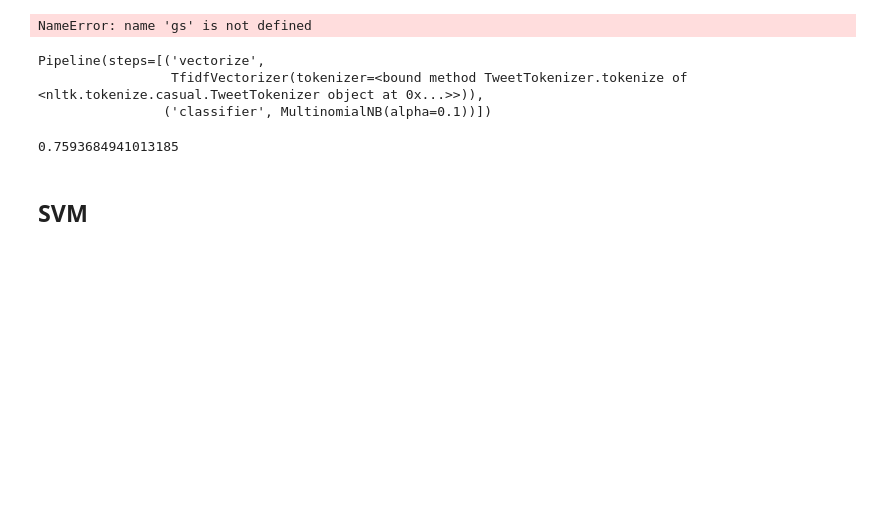
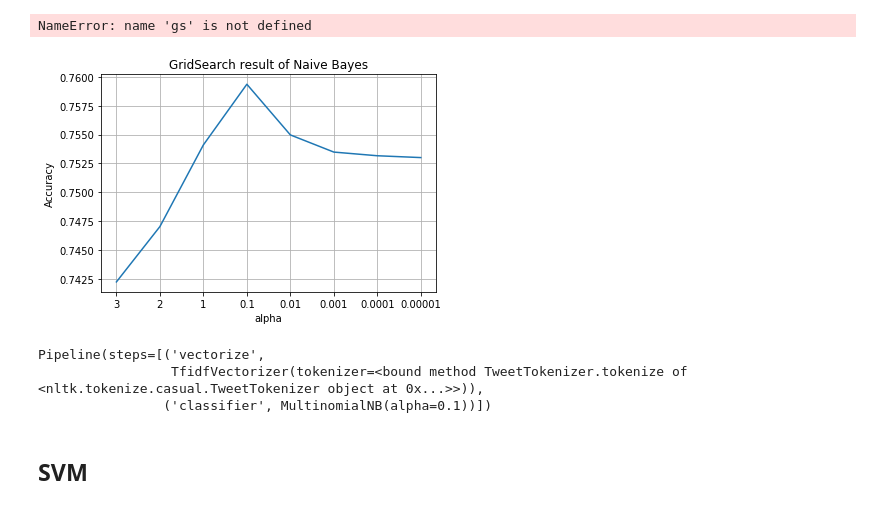
Before and after one commit to r0b3rt24/PoliIdeaClassify, a Jupyter notebook: clean.ipynb, the cells around one changed output. Saved outputs shown, nothing was run; the diff lists cells and outputs as text; code cells hidden in the pictures; blank space fills up the shorter version.

Commit message:
- added some plots for the reports - added some code for plotting - added code for random forest

```diff
--- a/clean.ipynb
+++ b/clean.ipynb
@@ -99,8 +99,9 @@ Accuracy: 0.7554
 # %% [markdown]
 ## Gridsearch on naive bayes
 # %%
+%time
 nb_params = [{'classifier__alpha': [3,2,1,0.1, 0.01, 0.001, 0.0001, 0.00001]}]
-gs = GridSearchCV(estimator=nb_pipleline, param_grid=nb_params, refit=True, cv=4, n_jobs=-1)
+gs = GridSearchCV(estimator=nb_pipleline, param_grid=nb_params, refit=True, cv=4, n_jobs=-1, verbose=10)
 gs.fit(X_train, y_train)
 print('Best Accuracy: %.2f%%' % (gs.best_score_*100))
 print('Best Params:', gs.best_params_)
@@ -112,17 +125,20 @@ plt.bar(['3','2','1','0.1', '0.01', '0.001', '0.0001', '0.00001'],gs.cv_results_
 # %% [output]
 NameError: name 'gs' is not defined
 # %%
-mean_scores_gs = np.array([0.51344552, 0.51344552, 0.56361323, 0.7233981 , 0.75552279, 0.74660248])
-C_gs = np.array(['0.0001', '0.001', '0.01', '0.1', '1', '10'])
+mean_scores_gs = gs.cv_results_['mean_test_score']
+C_gs = np.array(['3','2','1','0.1', '0.01', '0.001', '0.0001', '0.00001'])
 
 fig, ax = plt.subplots()
 ax.plot(C_gs, mean_scores_gs)
 
-ax.set(xlabel='C', ylabel='Accuracy',
-       title='GridSearch result of support vector machine')
+ax.set(xlabel='alpha', ylabel='Accuracy',
+       title='GridSearch result of Naive Bayes')
 ax.grid()
 
+plt.savefig("NB_gs.png")
 plt.show()
+# %% [output]
+[figure, added]
 # %%
 nb_pipleline = Pipeline([
     ('vectorize', TfidfVectorizer(tokenizer=tokenizer.tokenize)),
@@ -139,9 +155,7 @@ nb_scores = cross_val_score(nb_pipleline, X_train, y_train, cv=4, n_jobs=-1)
 # %%
 nb_cv_avg = nb_scores.sum()/4
 # %%
-nb_cv_avg
+nb_cv_avg = 0.7593684941013185
-# %% [output]
-0.7593684941013185
 # %% [markdown]
 ## SVM
 # %%
```
Also changed, not shown: parts of 20 cells of this notebook, 3 other files.
